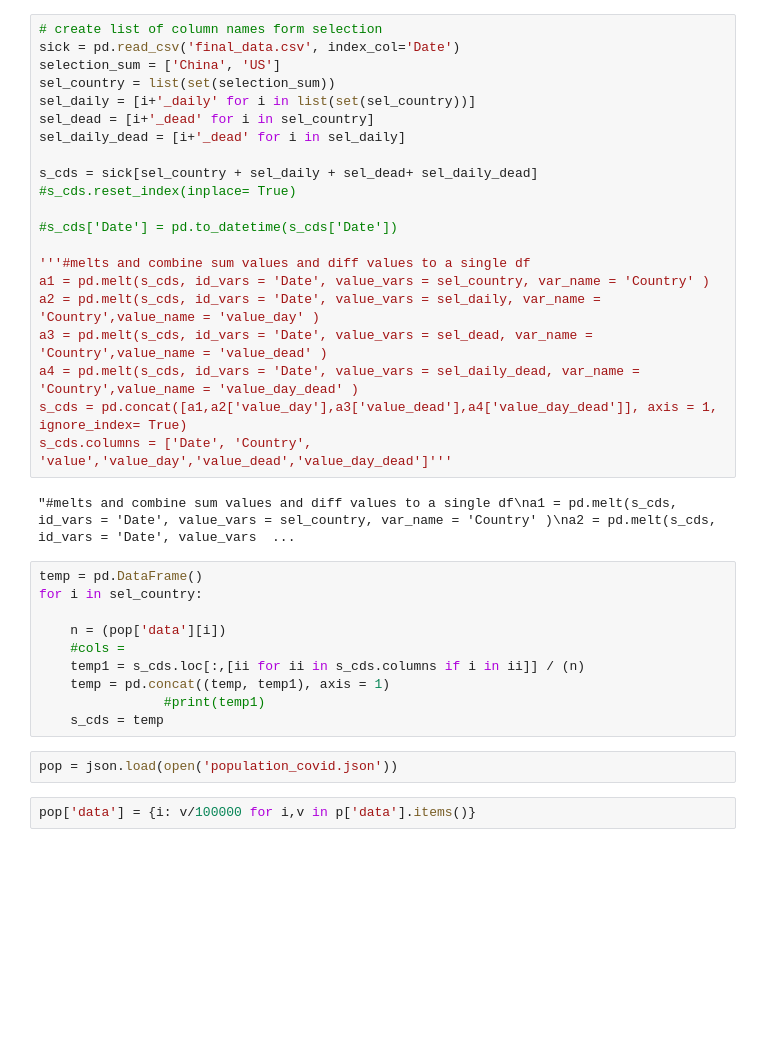
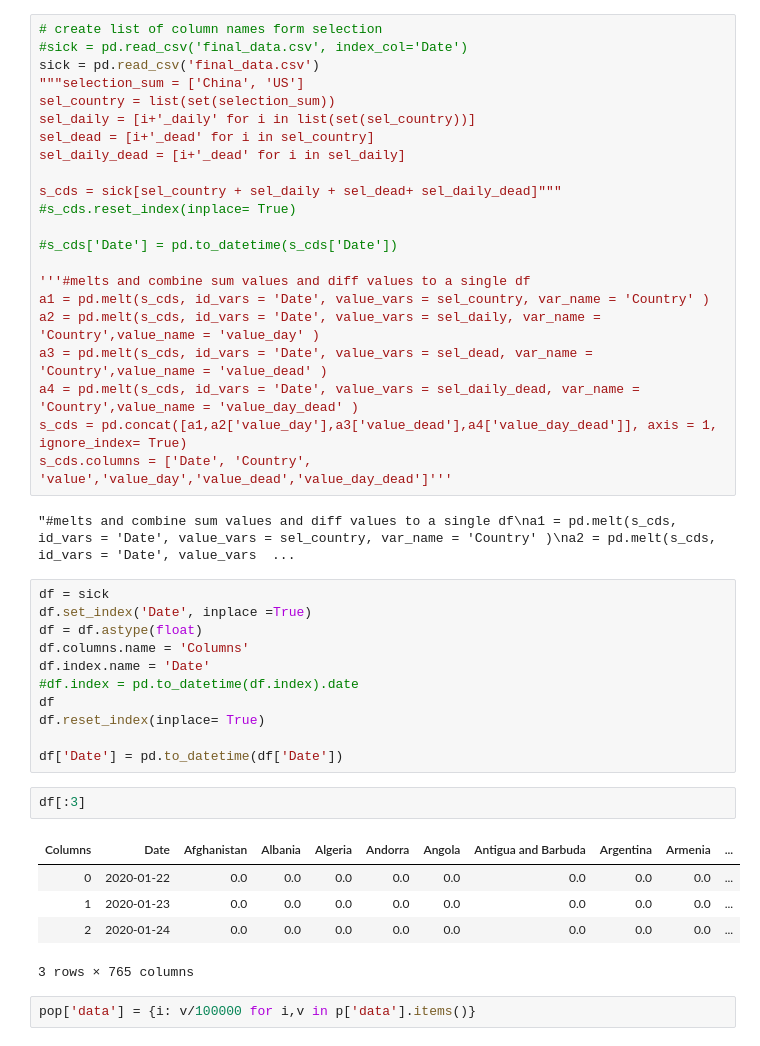
Before and after one commit to Htrismegistos/projectbuds, a Jupyter notebook: CoronaV/bokeh_try.ipynb, the cells around one changed output. Saved outputs shown, nothing was run; the diff lists cells and outputs as text; blank space fills up the shorter version.

```diff
--- a/CoronaV/bokeh_try.ipynb
+++ b/CoronaV/bokeh_try.ipynb
@@ -343,13 +346,14 @@ Loading BokehJS ...
 # %%
 # create list of column names form selection
-sick = pd.read_csv('final_data.csv', index_col='Date')
-selection_sum = ['China', 'US']
+#sick = pd.read_csv('final_data.csv', index_col='Date')
+sick = pd.read_csv('final_data.csv')
+"""selection_sum = ['China', 'US']
 sel_country = list(set(selection_sum))
 sel_daily = [i+'_daily' for i in list(set(sel_country))]
 sel_dead = [i+'_dead' for i in sel_country]
 sel_daily_dead = [i+'_dead' for i in sel_daily]
 
-s_cds = sick[sel_country + sel_daily + sel_dead+ sel_daily_dead]
+s_cds = sick[sel_country + sel_daily + sel_dead+ sel_daily_dead]"""
 #s_cds.reset_index(inplace= True)
 
 #s_cds['Date'] = pd.to_datetime(s_cds['Date'])
@@ -363,18 +367,25 @@ s_cds = pd.concat([a1,a2['value_day'],a3['value_dead'],a4['value_day_dead']], ax
 s_cds.columns = ['Date', 'Country', 'value','value_day','value_dead','value_day_dead']'''
 # %% [output]
 "#melts and combine sum values and diff values to a single df\na1 = pd.melt(s_cds, id_vars = 'Date', value_vars = sel_country, var_name = 'Country' )\na2 = pd.melt(s_cds, id_vars = 'Date', value_vars  ...
-# %%
-temp = pd.DataFrame()
-for i in sel_country:
-
-    n = (pop['data'][i])
-    #cols =
-    temp1 = s_cds.loc[:,[ii for ii in s_cds.columns if i in ii]] / (n)
-    temp = pd.concat((temp, temp1), axis = 1)
-                #print(temp1)
-    s_cds = temp
-# %%
-pop = json.load(open('population_covid.json'))
+# %%
+df = sick
+df.set_index('Date', inplace =True)
+df = df.astype(float)
+df.columns.name = 'Columns'
+df.index.name = 'Date'
+#df.index = pd.to_datetime(df.index).date
+df
+df.reset_index(inplace= True)
+
+df['Date'] = pd.to_datetime(df['Date'])
+# %%
+df[:3]
+# %% [output]
+| Columns | Date | Afghanistan | Albania | Algeria | Andorra | Angola | Antigua and Barbuda | Argentina | Armenia | ... |
+| 0 | 2020-01-22 | 0.0 | 0.0 | 0.0 | 0.0 | 0.0 | 0.0 | 0.0 | 0.0 | ... |
+| 1 | 2020-01-23 | 0.0 | 0.0 | 0.0 | 0.0 | 0.0 | 0.0 | 0.0 | 0.0 | ... |
+| 2 | 2020-01-24 | 0.0 | 0.0 | 0.0 | 0.0 | 0.0 | 0.0 | 0.0 | 0.0 | ... |
+3 rows × 765 columns
 # %%
 pop['data'] = {i: v/100000 for i,v in p['data'].items()}
 # %%
```
Also changed, not shown: parts of 1 cell of this notebook, 4 other files.
